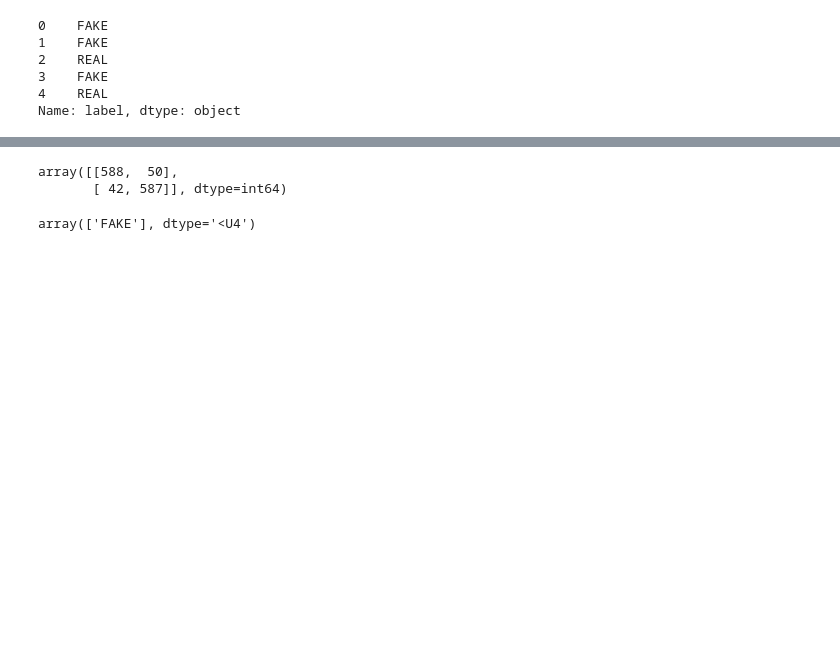
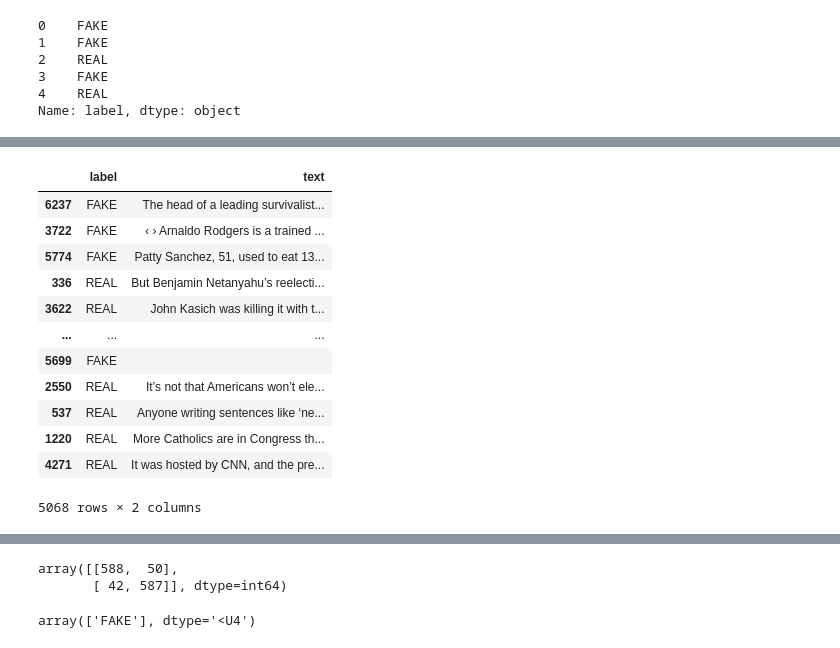
Before and after one commit to aliciasply/Final-Project, a Jupyter notebook: paola/testing.ipynb, the cells around one changed output, grey strips where cells are left out. Cells and saved outputs as stored; diff of their text form; code cells hidden in the pictures; blank space fills up the shorter version.

```diff
--- a/paola/testing.ipynb
+++ b/paola/testing.ipynb
@@ -120,0 +107,18 @@ weighted avg       0.87      0.84      0.84      1267
+# %%
+xy_df = pd.DataFrame(y_train)
+xy_df['text'] = X_train
+xy_df
+# %% [output]
+|  | label | text |
+| 6237 | FAKE | The head of a leading survivalist... |
+| 3722 | FAKE | ‹ › Arnaldo Rodgers is a trained ... |
+| 5774 | FAKE | Patty Sanchez, 51, used to eat 13... |
+| 336 | REAL | But Benjamin Netanyahu’s reelecti... |
+| 3622 | REAL | John Kasich was killing it with t... |
+| ... | ... | ... |
+| 5699 | FAKE |  |
+| 2550 | REAL | It’s not that Americans won’t ele... |
+| 537 | REAL | Anyone writing sentences like ‘ne... |
+| 1220 | REAL | More Catholics are in Congress th... |
+| 4271 | REAL | It was hosted by CNN, and the pre... |
+5068 rows × 2 columns
```
Also changed, not shown: parts of 27 cells of this notebook, 7 other files.
